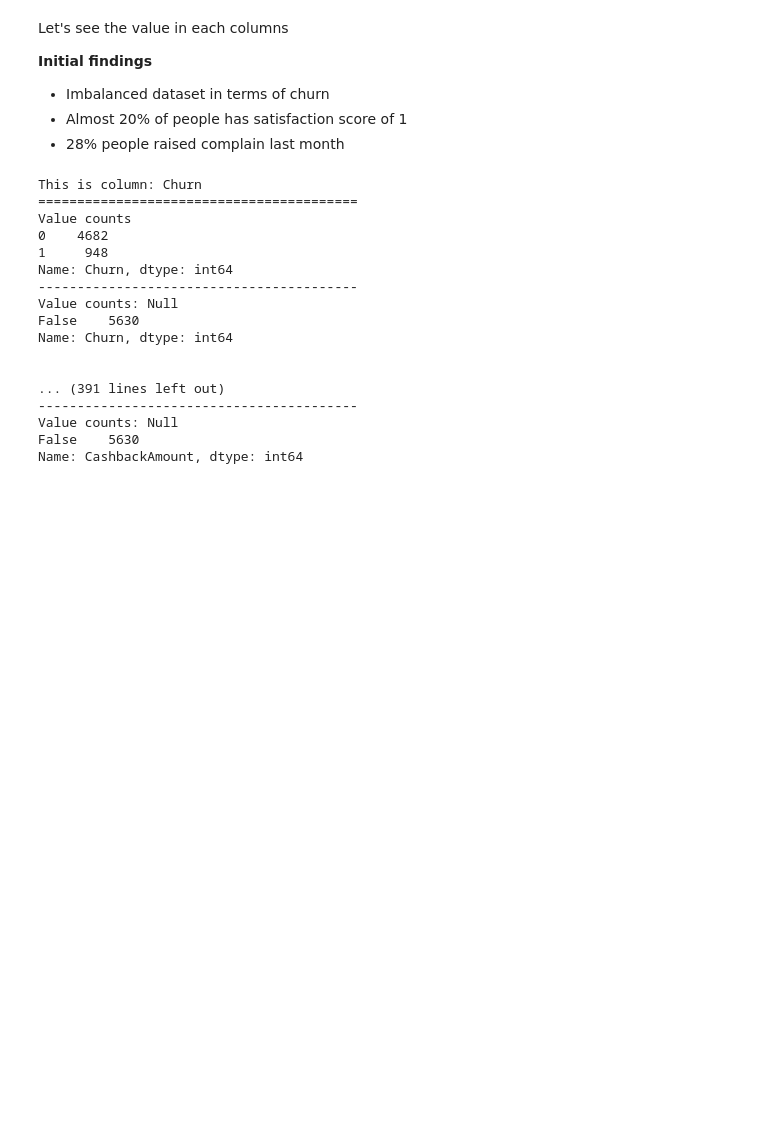
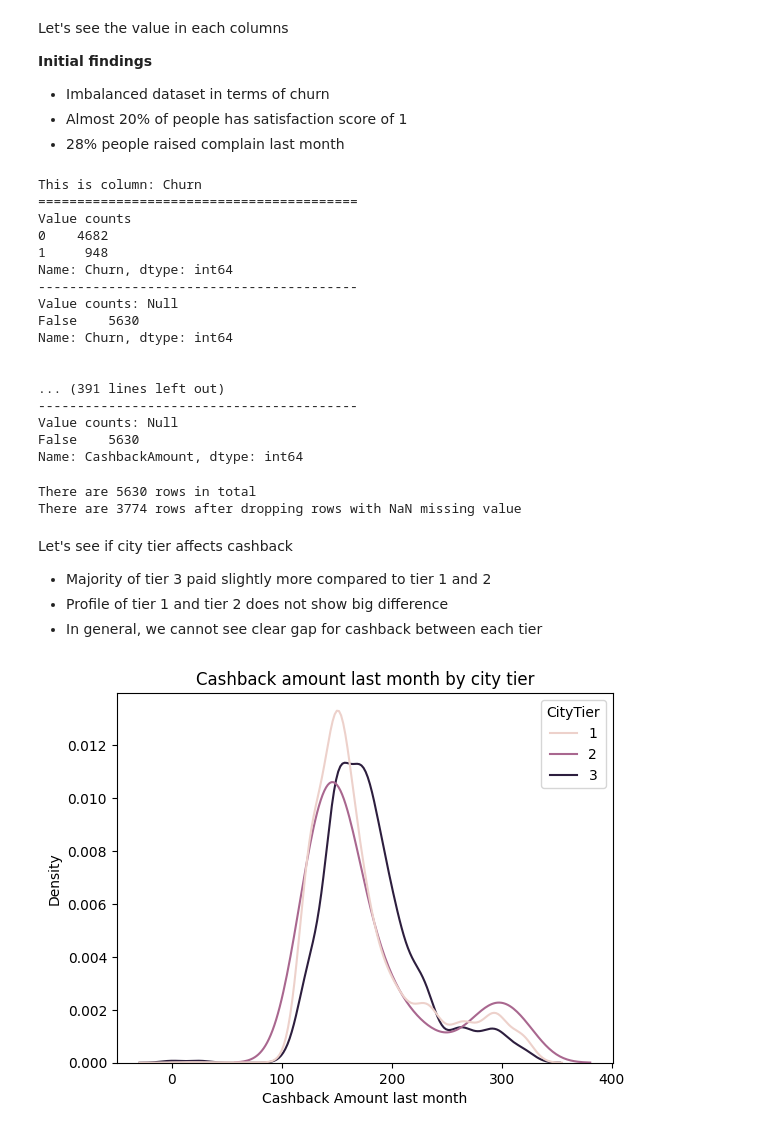
Before and after one commit to TsungYuanHsu/e-commerce_customer_churn_analysis, a Jupyter notebook: e-commerce_customer_churn_analysis.ipynb, the cells around one changed output. Cells and saved outputs as stored; diff of their text form; code cells hidden in the pictures; blank space fills up the shorter version.

```diff
--- a/e-commerce_customer_churn_analysis.ipynb
+++ b/e-commerce_customer_churn_analysis.ipynb
@@ -89,6 +90,9 @@ df.head()
 | 2 | 50003 | 1 | NaN | Phone | 1 | 30.0 | Debit Card | ... |
 | 3 | 50004 | 1 | 0.0 | Phone | 3 | 15.0 | Debit Card | ... |
 | 4 | 50005 | 1 | 0.0 | Phone | 1 | 12.0 | CC | ... |
+# %%
+# CustomerID is useless
+df = df.drop(columns=['CustomerID'], axis=1)
 # %%
 df.info()
 # %% [output]
@@ -111,0 +116,5 @@ memory usage: 879.8+ KB
+# %%
+# Change object column into category column for later use
+for col in df.select_dtypes(include=['object']).columns:
+    df[col] = df[col].astype('category')
+df.info()
@@ -147,3 +174,23 @@ Name: Churn, dtype: int64
 Value counts: Null
 False    5630
 Name: CashbackAmount, dtype: int64
+# %%
+original_rows = df.shape[0]
+remaining_rows = df.dropna(axis=0).shape[0]
+print(f'There are {original_rows} rows in total')
+print(f'There are {remaining_rows} rows after dropping rows with NaN missing value')
+# %% [output]
+There are 5630 rows in total
+There are 3774 rows after dropping rows with NaN missing value
+# %% [markdown]
+Let's see if city tier affects cashback
+- Majority of tier 3 paid slightly more compared to tier 1 and 2
+- Profile of tier 1 and tier 2 does not show big difference
+- In general, we cannot see clear gap for cashback between each tier
+# %%
+sns.kdeplot(data=df, x='CashbackAmount', hue='CityTier', common_norm=False)
+plt.xlabel('Cashback Amount last month')
+plt.title('Cashback amount last month by city tier')
+plt.show()
+# %% [output]
+[figure, added]
```
Also changed, not shown: parts of 26 cells of this notebook.
